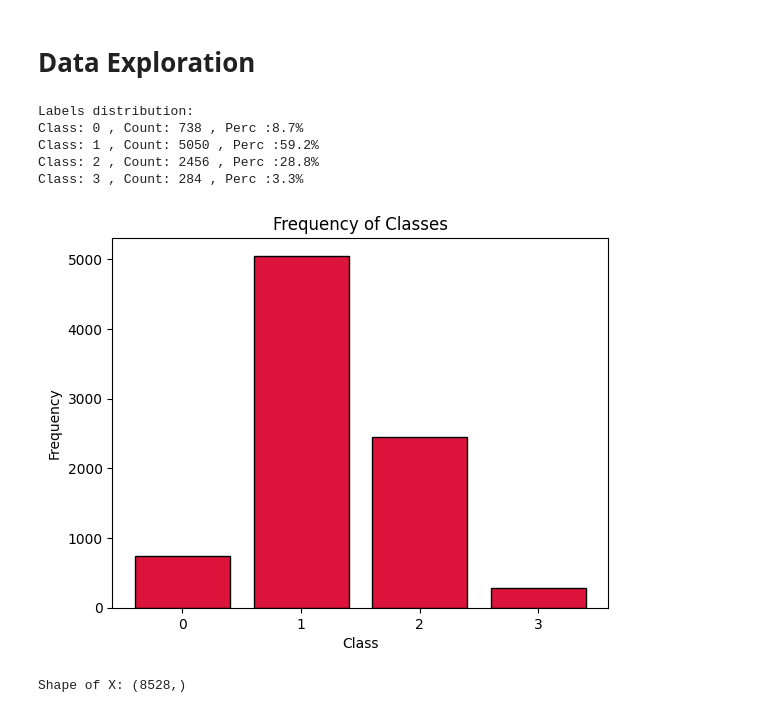
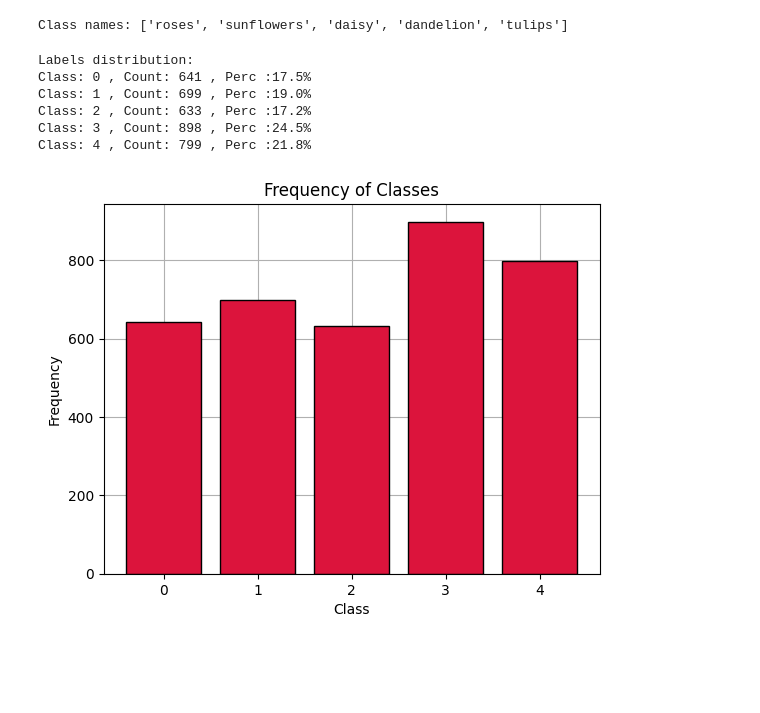
Before and after one commit to nicolegrillo/DeepLearningProject, a Jupyter notebook: notebooks_flowers/notebook_snippet_perc.ipynb, the cells around one changed output. Cells and saved outputs as stored; diff of their text form; code cells hidden in the pictures; blank space fills up the shorter version.

Commit message:
Plot with right data

```diff
--- a/notebooks_flowers/notebook_snippet_perc.ipynb
+++ b/notebooks_flowers/notebook_snippet_perc.ipynb
@@ -10,6 +7,0 @@ np.random.seed(42)
-# %%
-# Storing the output
-le = LabelEncoder()
-data = pd.read_csv('training2017/REFERENCE.csv', header=None, names=['name', 'label'])
-y = le.fit_transform(data.label.values)
-y = y.reshape(-1, 1)
@@ -58,26 +8,59 @@ plt.show()
-# %% [markdown]
-# Data Exploration
+# %%
+plt.rcParams['axes.axisbelow'] = True
+# %%
+# Define constants
+IMAGE_SIZE = (224, 224)
+BATCH_SIZE = 32
+EPOCHS = 10
+NUM_CLASSES = 5
+# %%
+def load_data(folder_path):
+    X = []
+    y = []
+    class_names = [d for d in os.listdir(folder_path) if os.path.isdir(os.path.join(folder_path, d))]
+    print("Class names:", class_names)
+
+    for i, class_name in enumerate(class_names):
+        class_path = os.path.join(folder_path, class_name)
+        for image_name in os.listdir(class_path):
+            image_path = os.path.join(class_path, image_name)
+            try:
+                image = load_img(image_path, target_size=IMAGE_SIZE)
+                image = img_to_array(image)
+                X.append(image)
+                y.append(i)
+            except Exception as e:
+                print(f"Error loading image {image_path}: {e}")
+    X = np.array(X)
+    y = np.array(y)
+    return X, y
+
+# Path to the folder containing flower images
+folder_path = 'flower_photos'
+
+# Load the data
+X, y = load_data(folder_path)
+# %% [output]
+Class names: ['roses', 'sunflowers', 'daisy', 'dandelion', 'tulips']
 # %%
 unique_classes, class_counts = np.unique(y, return_counts=True)
 
 print('Labels distribution:')
-for i in range(num_labels):
+for i in range(NUM_CLASSES):
     print('Class:', i, ', Count:', class_counts[i], ', Perc :{:.1f}%'.format(100*class_counts[i]/len(y)))
 
 plt.bar(unique_classes, class_counts, edgecolor='black', color='crimson')
 plt.title('Frequency of Classes')
 plt.xlabel('Class')
 plt.ylabel('Frequency')
 plt.xticks(unique_classes)
+plt.grid(True)
 plt.show()
 # %% [output]
 Labels distribution:
-Class: 0 , Count: 738 , Perc :8.7%
-Class: 1 , Count: 5050 , Perc :59.2%
-Class: 2 , Count: 2456 , Perc :28.8%
-Class: 3 , Count: 284 , Perc :3.3%
+Class: 0 , Count: 641 , Perc :17.5%
+Class: 1 , Count: 699 , Perc :19.0%
+Class: 2 , Count: 633 , Perc :17.2%
+Class: 3 , Count: 898 , Perc :24.5%
+Class: 4 , Count: 799 , Perc :21.8%
-[figure, old version]
+[figure, new version]
-# %%
-print("Shape of X:", X.shape)
-# %% [output]
-Shape of X: (8528,)
```
Also changed, not shown: parts of 25 cells of this notebook.
